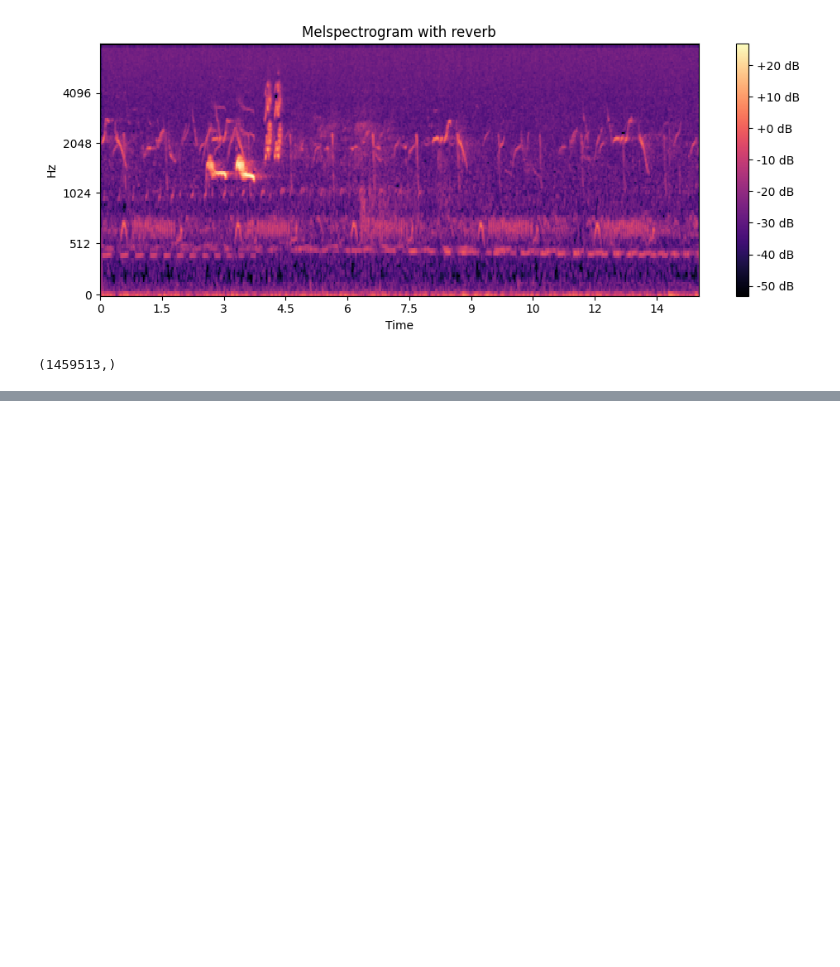
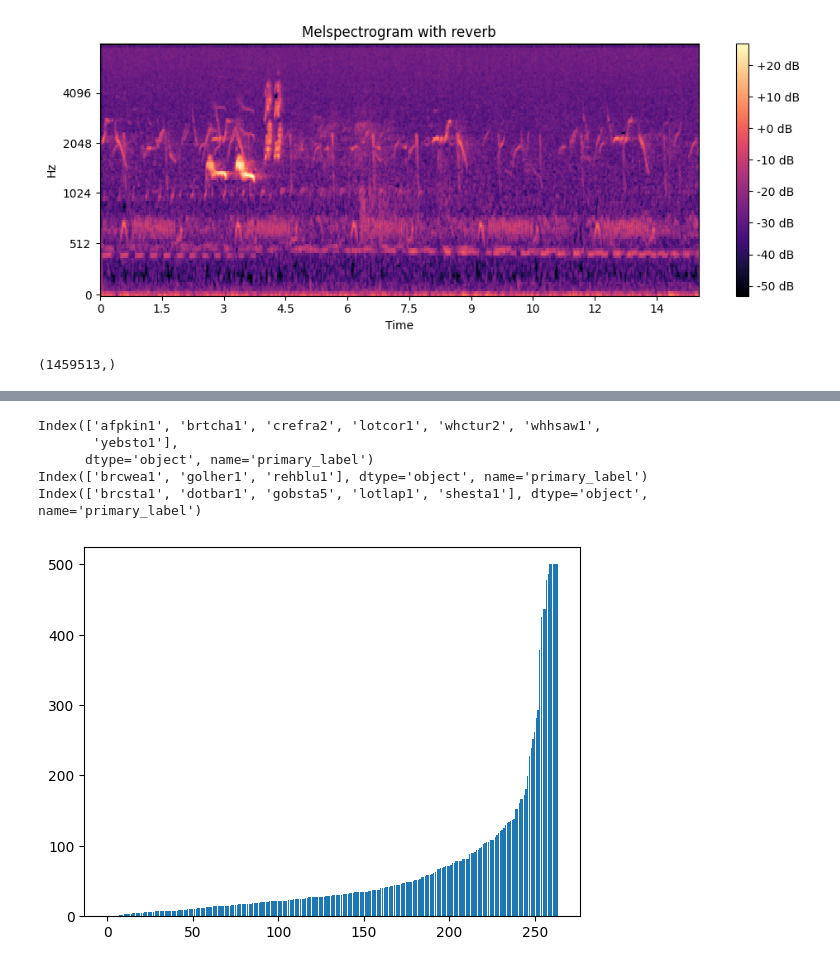
Before and after one commit to YutoShibata07/BirdCLEF2023, a Jupyter notebook: src/utils/EDA.ipynb, the cells around one changed output, grey strips where cells are left out. Cells and saved outputs as stored; diff of their text form; code cells hidden in the pictures; blank space fills up the shorter version.

```diff
--- a/src/utils/EDA.ipynb
+++ b/src/utils/EDA.ipynb
@@ -314,0 +426,16 @@ tmp_sound.shape
+# %%
+import matplotlib.pyplot as plt
+import pandas as pd
+meta_df = pd.read_csv('/home/ubuntu/slocal/BirdCLEF2023/data/train_metadata.csv')
+meta_df_count = meta_df.groupby('primary_label').size()
+plt.bar(range(len(meta_df.primary_label.unique())),sorted(meta_df_count.values.tolist()))
+print(meta_df_count[meta_df_count == 1].index)
+print(meta_df_count[meta_df_count == 2].index)
+print(meta_df_count[meta_df_count == 3].index)
+# %% [output]
+Index(['afpkin1', 'brtcha1', 'crefra2', 'lotcor1', 'whctur2', 'whhsaw1',
+       'yebsto1'],
+      dtype='object', name='primary_label')
+Index(['brcwea1', 'golher1', 'rehblu1'], dtype='object', name='primary_label')
+Index(['brcsta1', 'dotbar1', 'gobsta5', 'lotlap1', 'shesta1'], dtype='object', name='primary_label')
+[figure, added]
```
Also changed, not shown: parts of 12 cells of this notebook, 3 other files.
